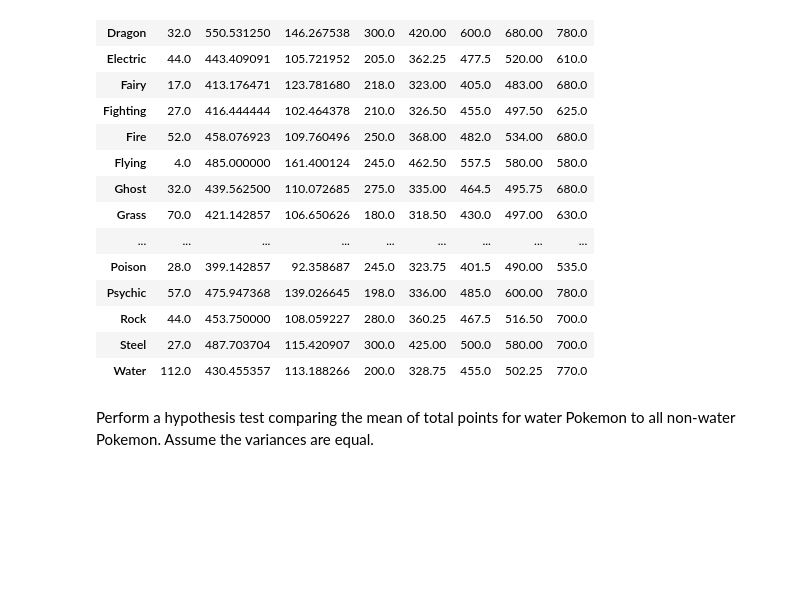
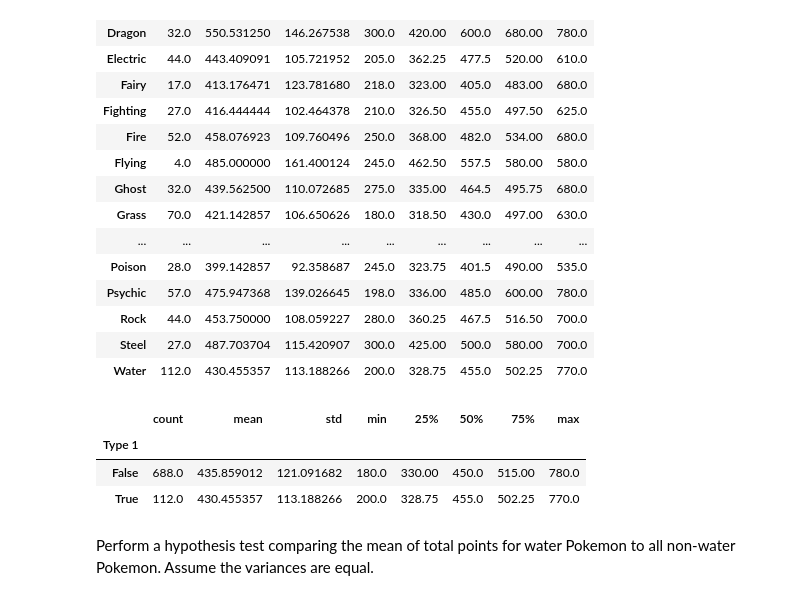
Before and after one commit to Ironhack-Data-Madrid-Octubre-2023/6.3-lab_two_sample_hypothesis_test, a Jupyter notebook: your-code/main.ipynb, the cells around one changed output. Saved outputs shown, nothing was run; the diff lists cells and outputs as text; code cells hidden in the pictures; blank space fills up the shorter version.

```diff
--- a/your-code/main.ipynb
+++ b/your-code/main.ipynb
@@ -245,6 +272,13 @@ poke_describe.describe()
 | Steel | 27.0 | 487.703704 | 115.420907 | 300.0 | 425.00 | 500.0 | 580.00 | 700.0 |
 | Water | 112.0 | 430.455357 | 113.188266 | 200.0 | 328.75 | 455.0 | 502.25 | 770.0 |
 # %%
+poke_describe = pokemon.groupby([pokemon['Type 1'] == 'Water'])['Total']
+poke_describe.describe()
 #Water ->	mean=430.455357,	std=113.188266
+# %% [output]
+|  | count | mean | std | min | 25% | 50% | 75% | max |
+| Type 1 |  |  |  |  |  |  |  |  |
+| False | 688.0 | 435.859012 | 121.091682 | 180.0 | 330.00 | 450.0 | 515.00 | 780.0 |
+| True | 112.0 | 430.455357 | 113.188266 | 200.0 | 328.75 | 455.0 | 502.25 | 770.0 |
 # %% [markdown]
 Perform a hypothesis test comparing the mean of total points for water Pokemon to all non-water Pokemon. Assume the variances are equal.
```
Also changed, not shown: parts of 34 cells of this notebook.
